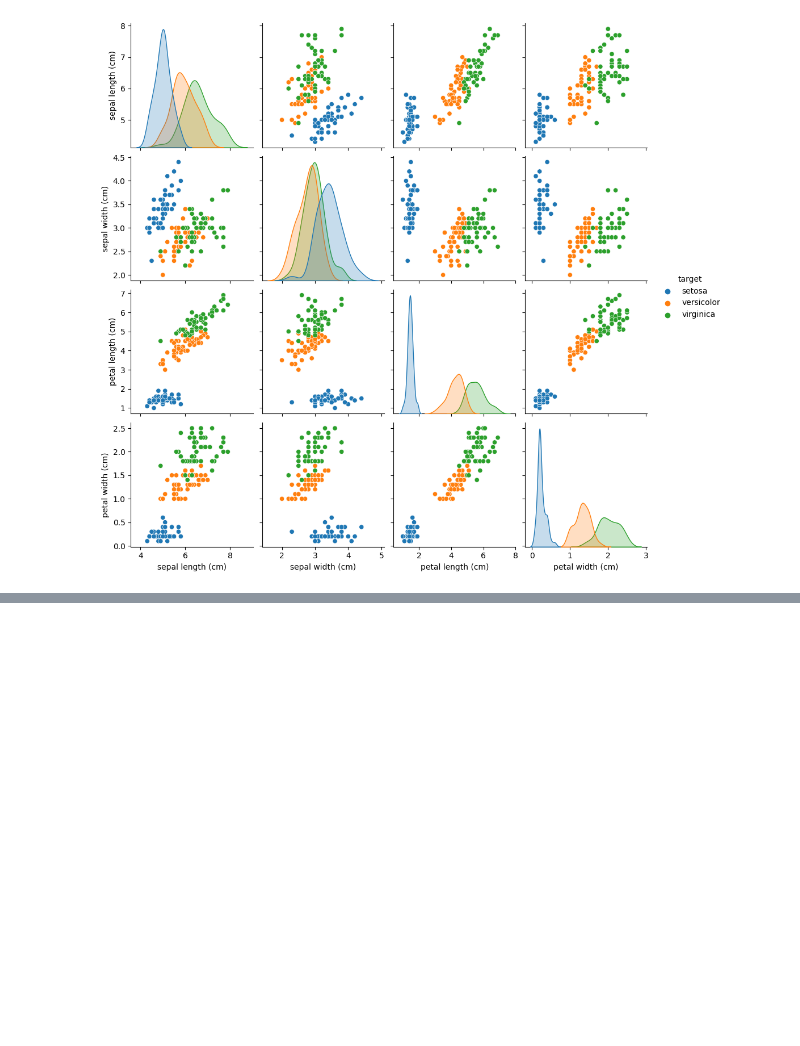
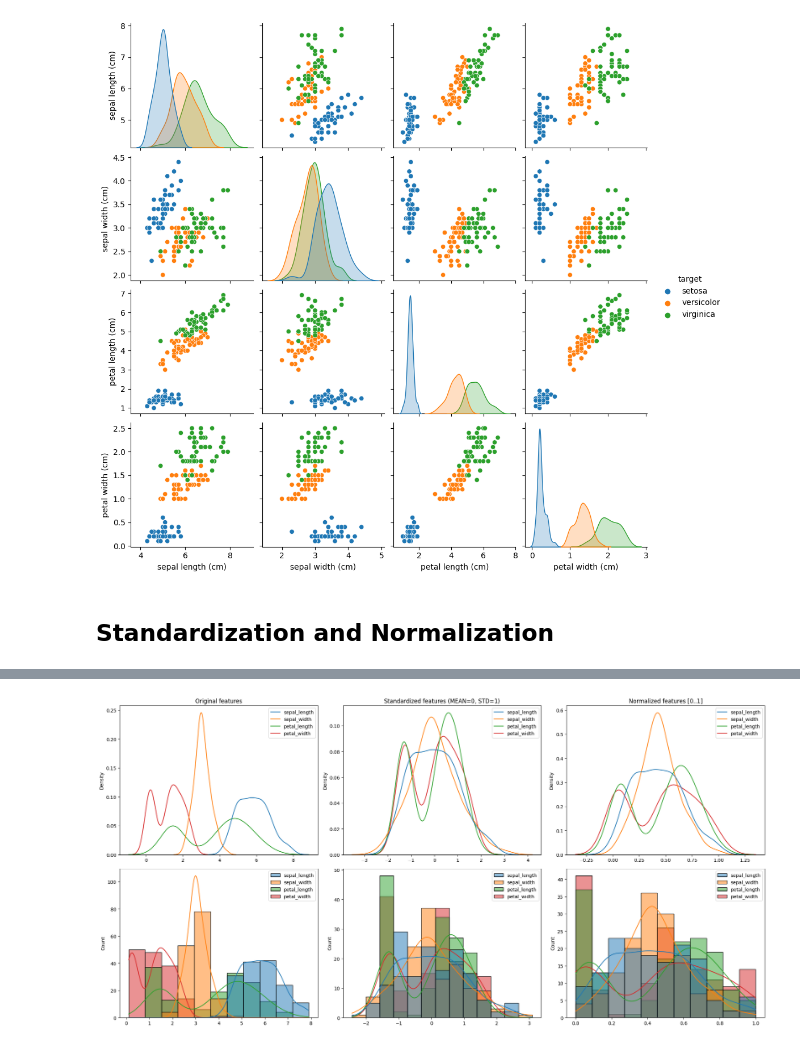
Before and after one commit to contento/lab.jupyter, a Jupyter notebook: dataset-iris.ipynb, the cells around one changed output, grey strips where cells are left out. Saved outputs shown, nothing was run; the diff lists cells and outputs as text; code cells hidden in the pictures; blank space fills up the shorter version.

Commit message:
Add standardization and normalization

```diff
--- a/dataset-iris.ipynb
+++ b/dataset-iris.ipynb
@@ -89,3 +89,70 @@ sns.pairplot(iris_df, hue='target')
 # %% [output]
 <seaborn.axisgrid.PairGrid at 0x...>
 [figure]
+# %% [markdown]
+## Standardization and Normalization
+# %%
+import pandas as pd
+import seaborn as sns
+import matplotlib.pyplot as plt
+from sklearn.preprocessing import StandardScaler, MinMaxScaler
+
+# Set pandas display options
+pd.options.display.float_format = "{:.2f}".format
+
+# Load the iris dataset from seaborn
+iris = sns.load_dataset('iris')
+
+# Separate features from the target
+features = iris.drop('species', axis=1)
+target = iris['species']
+
+# Create scalers
+scaler_std = StandardScaler()
+scaler_norm = MinMaxScaler()
+
+# Standardization and Normalization
+std_features = pd.DataFrame(scaler_std.fit_transform(features), columns=features.columns)
+norm_features = pd.DataFrame(scaler_norm.fit_transform(features), columns=features.columns)
+
+# Round to two decimal places
+std_features = std_features.round(2)
+norm_features = norm_features.round(2)
+
+# Print statistics
+print("Original Features")
+print(features.describe())
+print("\nStandardized Features")
+print(std_features.describe())
+print("\nNormalized Features")
+print(norm_features.describe())
+
+# Plotting
+fig, axs = plt.subplots(2, 3, figsize=(20, 10))
+
+# KDE plots
+# Original data plot
+sns.kdeplot(data=features, ax=axs[0, 0])
+axs[0, 0].set_title('Original features')
+
+# Standardized data plot
+sns.kdeplot(data=std_features, ax=axs[0, 1])
+axs[0, 1].set_title('Standardized features (MEAN=0, STD=1)')
+
+# Normalized data plot
+sns.kdeplot(data=norm_features, ax=axs[0, 2])
+axs[0, 2].set_title('Normalized features [0..1]')
+
+# Histograms
+# Original data histogram
+sns.histplot(data=features, ax=axs[1, 0], kde=True)
+
+# Standardized data histogram
+sns.histplot(data=std_features, ax=axs[1, 1], kde=True)
+
+# Normalized data histogram
+sns.histplot(data=norm_features, ax=axs[1, 2], kde=True)
+
+plt.tight_layout()
+plt.show()
+# %% [output]
@@ -91,0 +176 @@ sns.pairplot(iris_df, hue='target')
+[figure, added]
```
Also changed, not shown: parts of 1 cell of this notebook.
